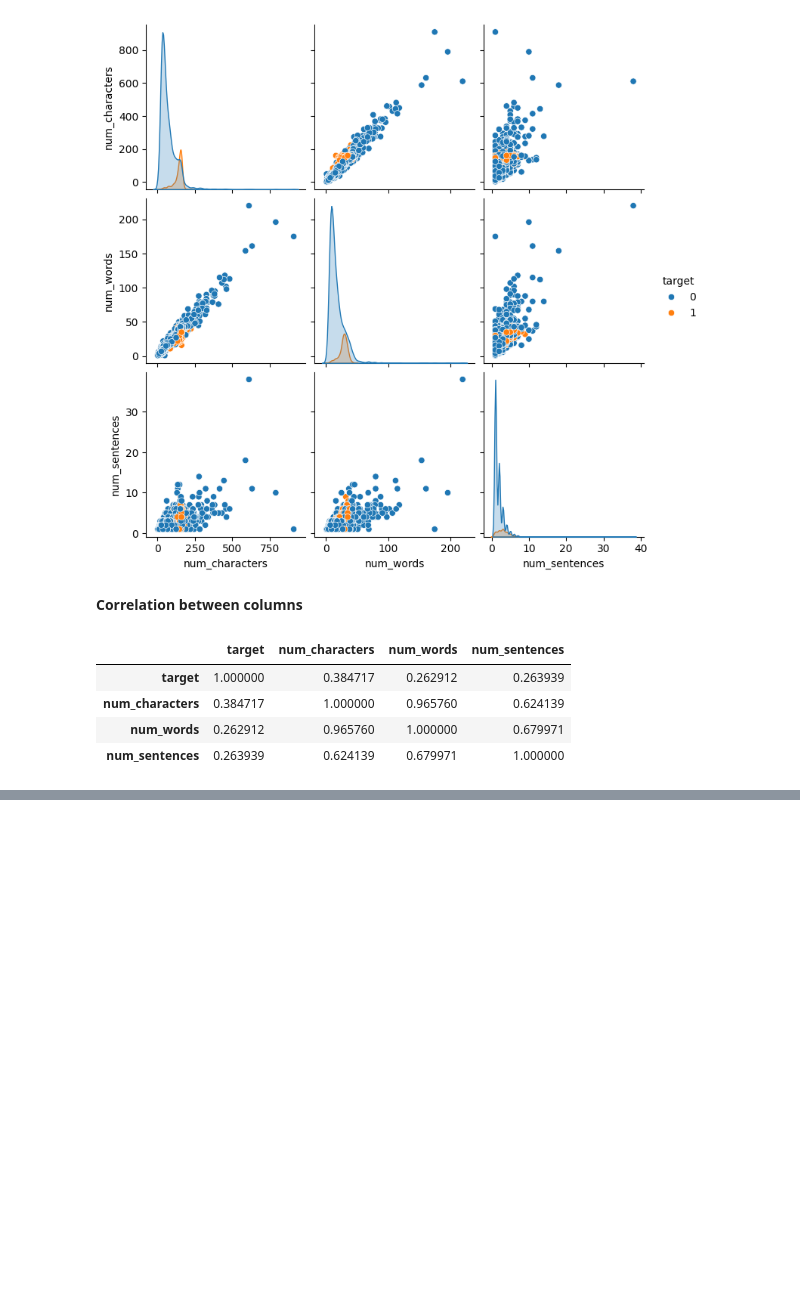
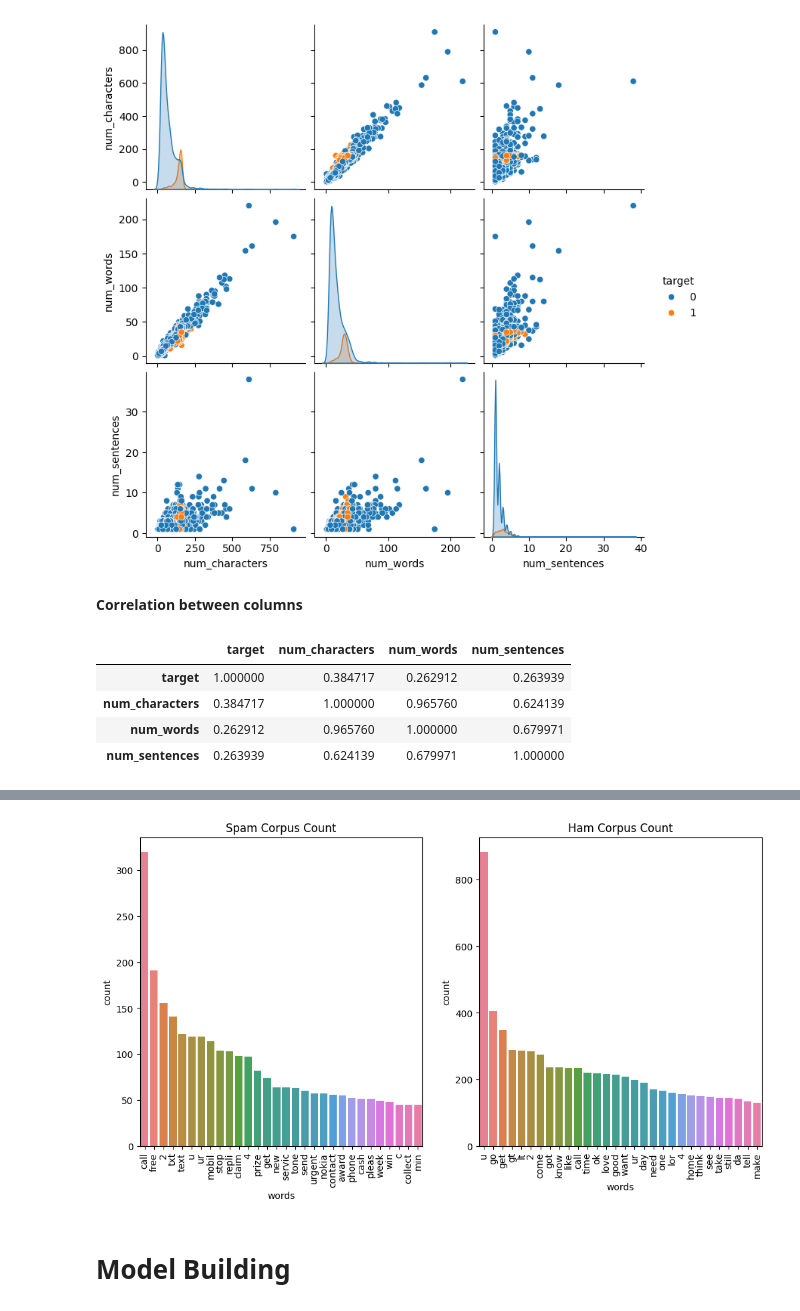
Before and after one commit to sudeepSubedi01/email-sms-spam-detector, a Jupyter notebook: spam-detector.ipynb, the cells around one changed output, grey strips where cells are left out. Cells and saved outputs as stored; diff of their text form; code cells hidden in the pictures; blank space fills up the shorter version.

```diff
--- a/spam-detector.ipynb
+++ b/spam-detector.ipynb
@@ -266,0 +377,11 @@ df[['target','num_characters','num_words','num_sentences']].corr()
+# %%
+spam_corpus = " ".join(df[df['target'] == 1]['transformed_text'].values)
+spam_corpus = spam_corpus.split()   # returns a list of the words separated by comma
+# %%
+ham_corpus = " ".join(df[df['target'] == 0]['transformed_text'].values)
+ham_corpus = ham_corpus.split()
+# %%
+from collections import Counter
+spam_corpus_df = pd.DataFrame(Counter(spam_corpus).most_common(30))
+ham_corpus_df = pd.DataFrame(Counter(ham_corpus).most_common(30))
+ham_corpus_df.head()
@@ -266,0 +395,19 @@ df[['target','num_characters','num_words','num_sentences']].corr()
+# %%
+fig,(ax1,ax2) = plt.subplots(figsize=(12,6), ncols=2)
+
+sns.barplot(x=spam_corpus_df[0], y=spam_corpus_df[1],hue=spam_corpus_df[0], ax=ax1)
+ax1.set_title('Spam Corpus Count')
+ax1.set_xlabel('words')
+ax1.set_ylabel('count')
+ax1.tick_params(axis='x',rotation=90)
+
+sns.barplot(x=ham_corpus_df[0], y=ham_corpus_df[1], hue=ham_corpus_df[0], ax=ax2)
+ax2.set_title('Ham Corpus Count')
+ax2.set_xlabel('words')
+ax2.set_ylabel('count')
+ax2.tick_params(axis='x',rotation=90)
+plt.show()
+# %% [output]
+[figure, added]
+# %% [markdown]
+# Model Building
```
Also changed, not shown: parts of 23 cells of this notebook.
